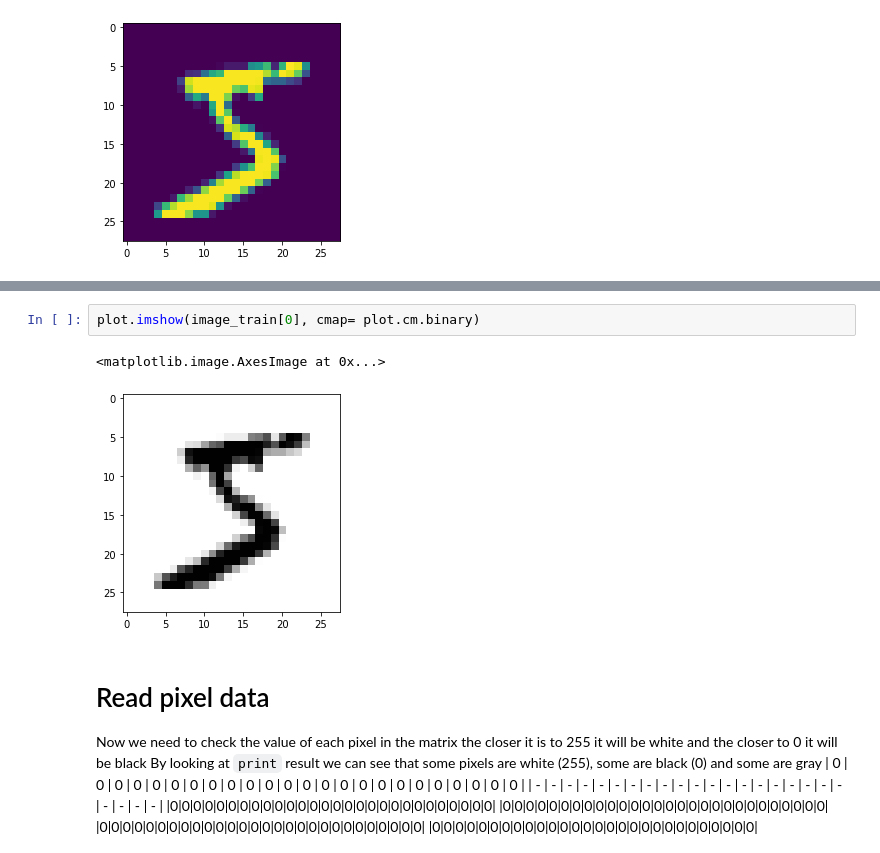
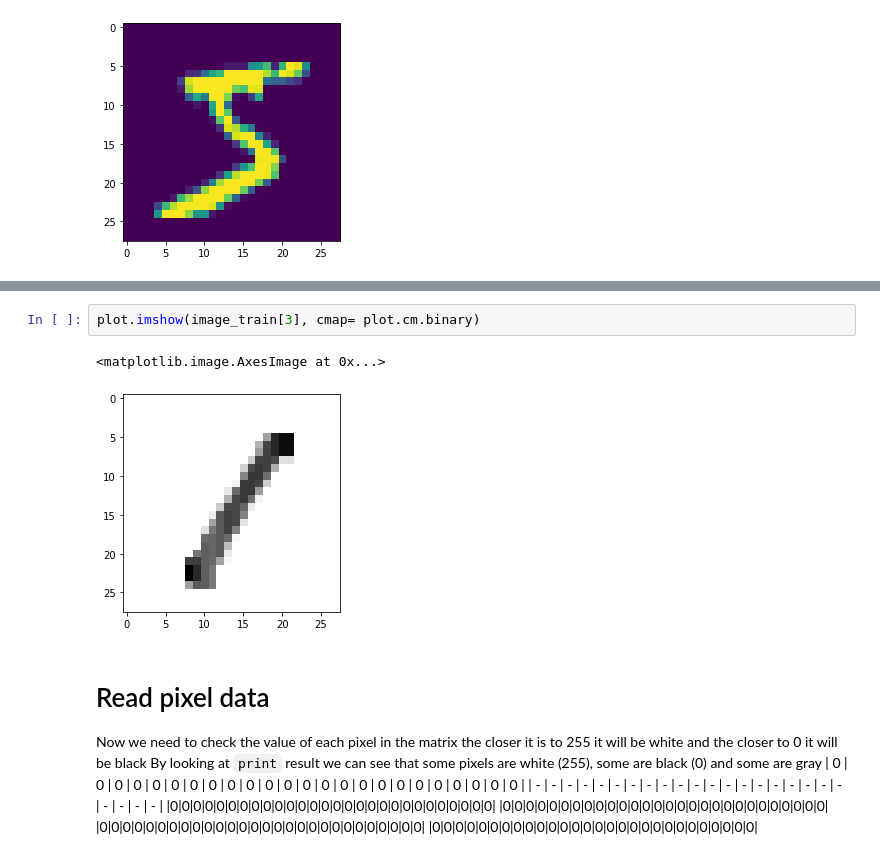
Before and after one commit to shariati/ICT619, a Jupyter notebook: handwriting.ipynb, the cells around one changed output, grey strips where cells are left out. Cells and saved outputs as stored; diff of their text form.

```diff
--- a/handwriting.ipynb
+++ b/handwriting.ipynb
@@ -86,10 +86,10 @@ this can be achieved using the `cmap= plot.cm.binary` property in `imshow` metho
 
 ![gray one](./img/one-gray.png "gray one")
 # %%
-plot.imshow(image_train[0], cmap= plot.cm.binary)
+plot.imshow(image_train[3], cmap= plot.cm.binary)
 # %% [output]
 <matplotlib.image.AxesImage at 0x...>
-[figure, old version]
+[figure, new version]
 # %% [markdown]
 # Read pixel data
 Now we need to check the value of each pixel in the matrix the closer it is to 255 it will be white and the closer to 0 it will be black
```
Also changed, not shown: parts of 5 cells of this notebook, 2 other files.
